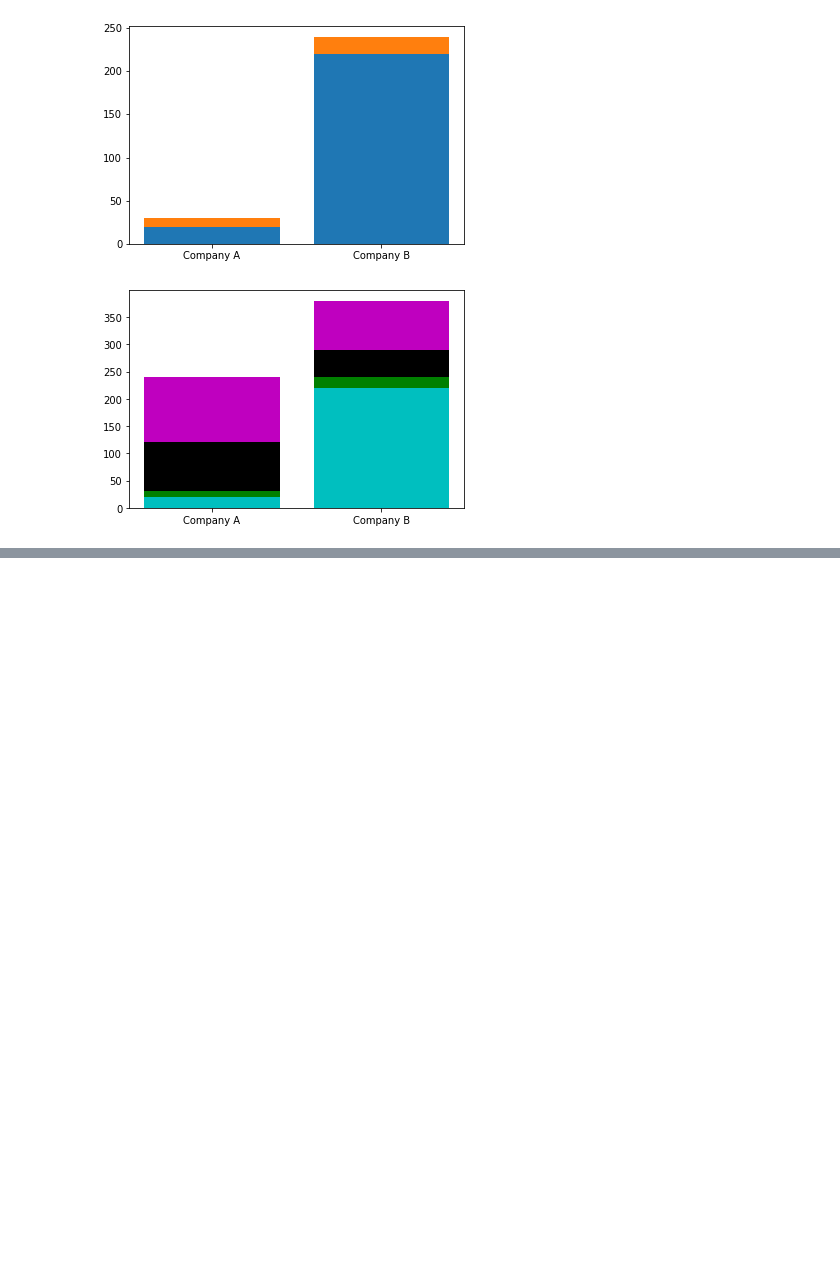
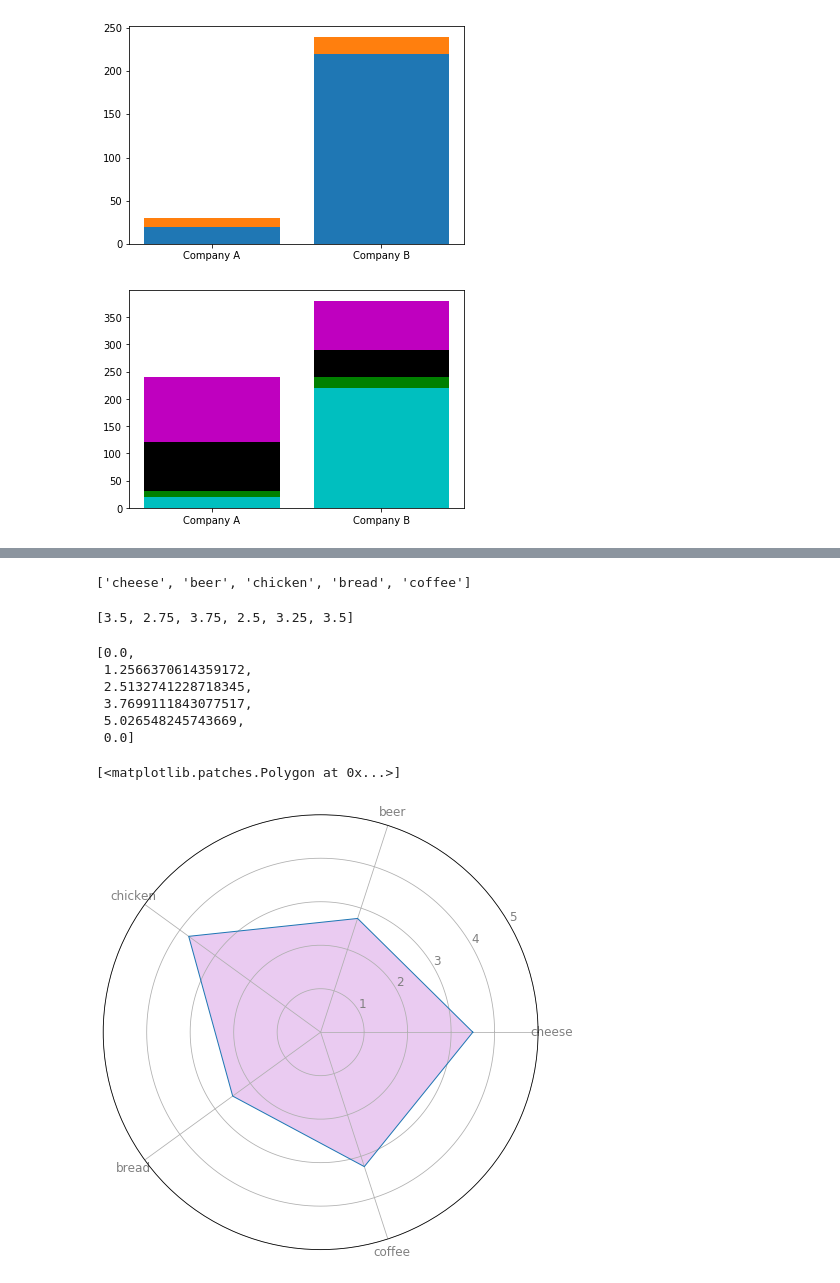
Before and after one commit to MuBuBaamm/python_dataviz, a Jupyter notebook: Visualize Data Comparison.ipynb, the cells around one changed output, grey strips where cells are left out. Cells and saved outputs as stored; diff of their text form; code cells hidden in the pictures; blank space fills up the shorter version.

```diff
--- a/Visualize Data Comparison.ipynb
+++ b/Visualize Data Comparison.ipynb
@@ -118,0 +178,4 @@ plt.bar([1, 2], saledata.iloc[:,3], bottom = saledata.iloc[:,0]+saledata.iloc[:,
+# %%
+ex = {'client_id' : ['c1', 'c2', 'c3', 'c4'], 'cheese' : [2, 5, 4, 3], 'beer' : [2, 1, 3, 5], 'chicken' : [5, 3, 3, 4], 'bread' : [4, 3, 2, 1], 'coffee' : [2, 3, 5, 3]}
+df = pd.DataFrame.from_dict(ex)
+df
@@ -118,0 +188,38 @@ plt.bar([1, 2], saledata.iloc[:,3], bottom = saledata.iloc[:,0]+saledata.iloc[:,
+# %%
+categories = list(df)[1:]
+categories
+# %% [output]
+['cheese', 'beer', 'chicken', 'bread', 'coffee']
+# %%
+values = df.mean().values.flatten().tolist()
+values += values[:1] # repeat the first value to close the circular graph
+angles = [n / float(len(categories)) * 2 * pi for n in range(len(categories))]
+angles += angles[:1]
+# %%
+values
+# %% [output]
+[3.5, 2.75, 3.75, 2.5, 3.25, 3.5]
+# %%
+angles
+# %% [output]
+[0.0,
+ 1.2566370614359172,
+ 2.5132741228718345,
+ 3.7699111843077517,
+ 5.026548245743669,
+ 0.0]
+# %%
+# ต้องเขียนทั้งหมดนี้ใน cell เดียวกันเท่านั้น
+fig, ax = plt.subplots(nrows=1, ncols=1, figsize=(8, 8), subplot_kw=dict(polar=True))         # เตรียมวงกลมสำหรับการ plot
+
+plt.xticks(angles[:-1], categories, color='grey', size=12)
+plt.yticks(np.arange(1, 6), ['1', '2', '3', '4', '5'], color='grey', size=12)       # เปลี่ยนค่าหน่วย
+
+plt.ylim(0, 5)
+ax.set_rlabel_position(30)
+
+ax.plot(angles, values, linewidth=1, linestyle='solid')
+ax.fill(angles, values, 'mediumorchid', alpha=0.3)
+# %% [output]
+[<matplotlib.patches.Polygon at 0x...>]
+[figure, added]
```
Also changed, not shown: parts of 37 cells of this notebook.
